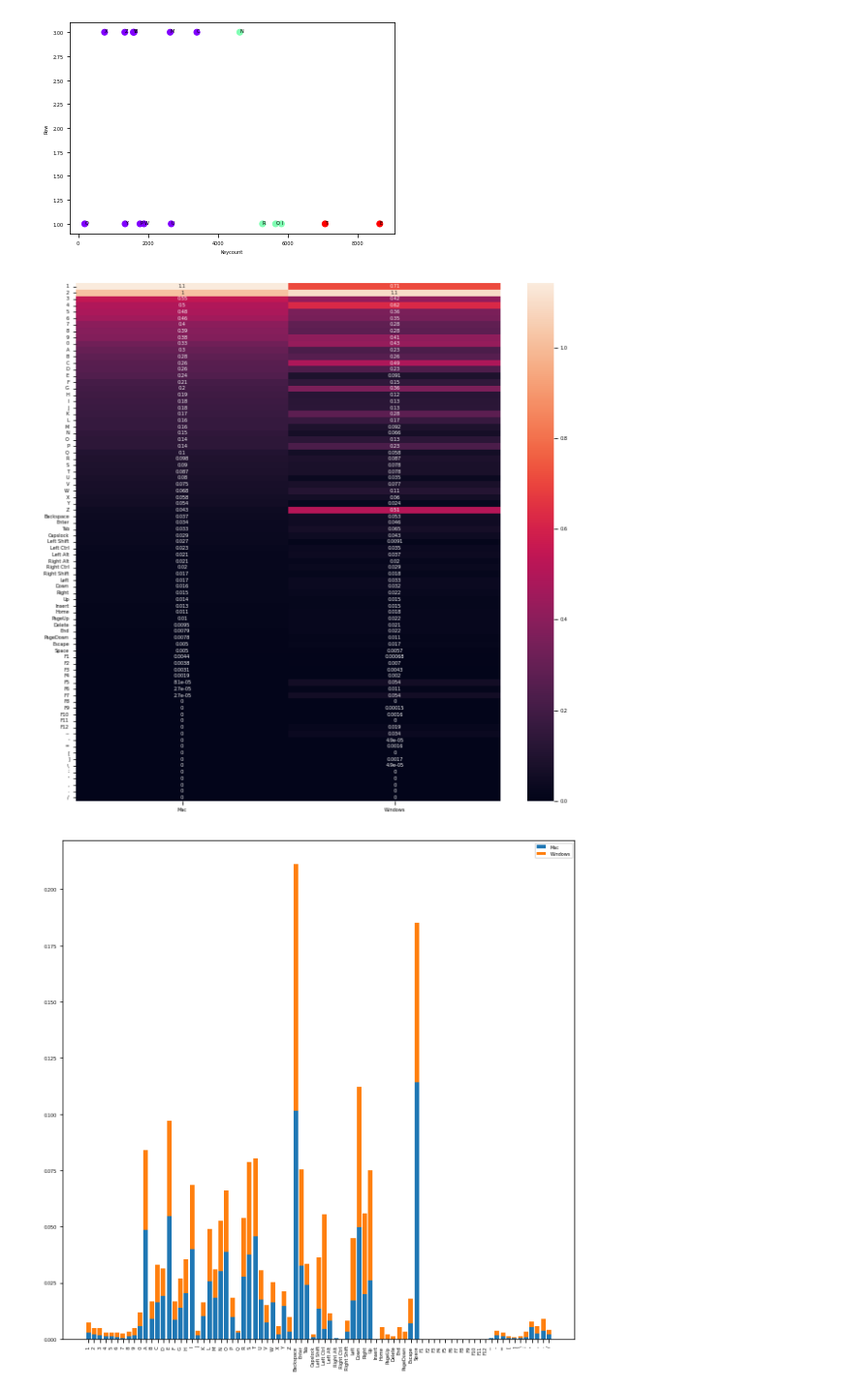
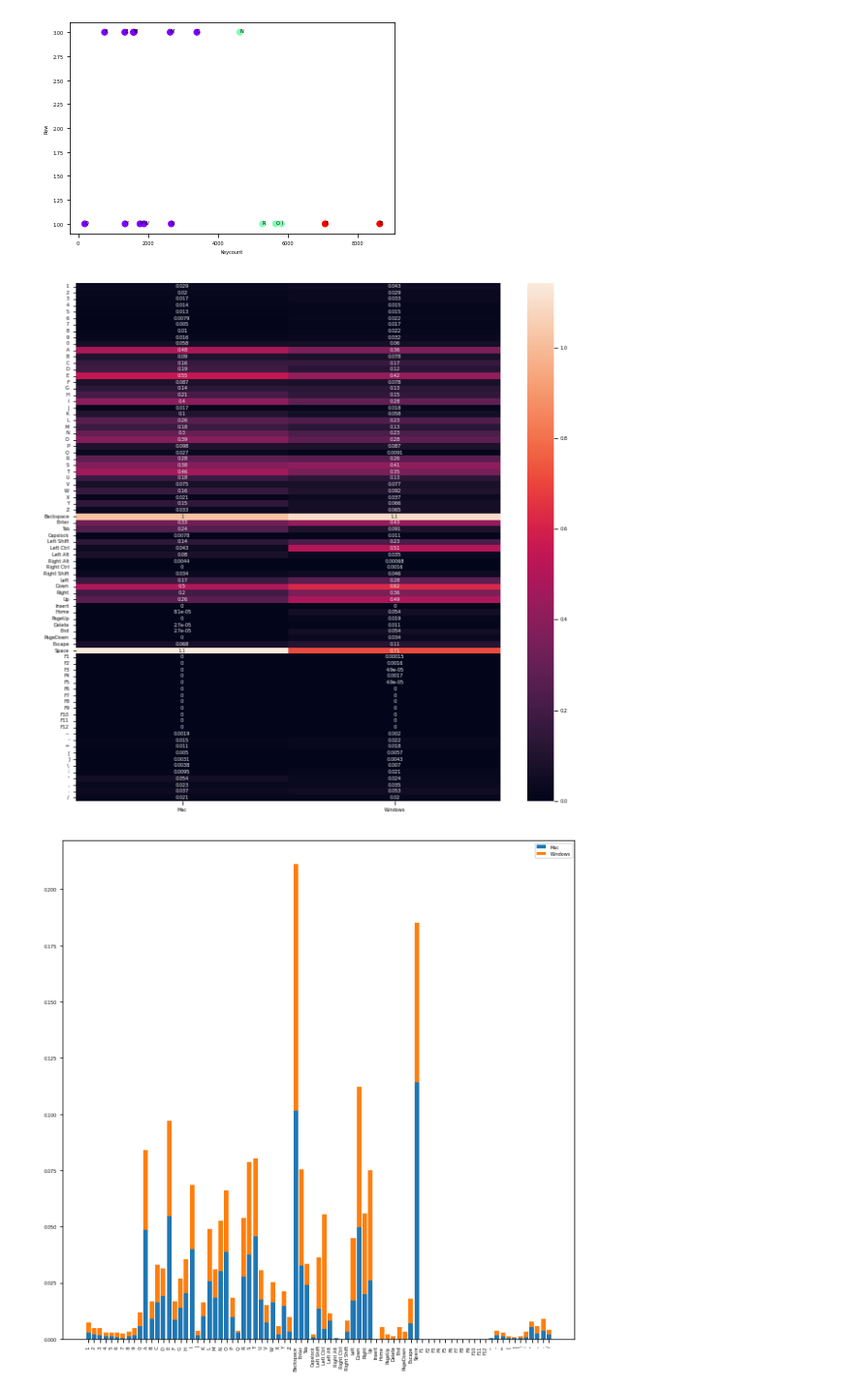
Before and after one commit to hakancangunerli/keyboard-heatmap-analysis, a Jupyter notebook: analysis.ipynb, the cells around one changed output. Shown at 97% size. Cells and saved outputs as stored; diff of their text form; code cells hidden in the pictures.

```diff
--- a/analysis.ipynb
+++ b/analysis.ipynb
@@ -158,29 +158,25 @@ windows_key_freq = windows_key_freq/np.sum(windows_key_freq)
 # %%
 combined = np.array([mac_key_freq, windows_key_freq])
 
 combined = combined.astype(np.float32)
 
 combined = np.transpose(combined)
 
 combined = combined *10 # out of 10 keys, how many times do you use it
-
-
-# sort data based on descending order based on mac
-combined = combined[combined[:, 0].argsort()[::-1]]
 
 sns.heatmap(combined, annot=True, xticklabels=['Mac', 'Windows'], yticklabels=df['windows_keyname'])
 
 # change the size bigger
 plt.gcf().set_size_inches(10, 10)
 
 # # change the font size of the labels
 plt.yticks(rotation=0, fontsize=5)
 plt.xticks(rotation=0, fontsize=5)
 # change the size of the labels
 plt.rcParams['font.size'] = 5
 plt.savefig('plots/output.svg')
 # %% [output]
-[figure, old version]
+[figure, new version]
 # %%
 # do a stacked_histogram
 mac_freq = np.array(df['mac_keycount'])
```
Also changed, not shown: parts of 2 cells of this notebook, 2 other files.
